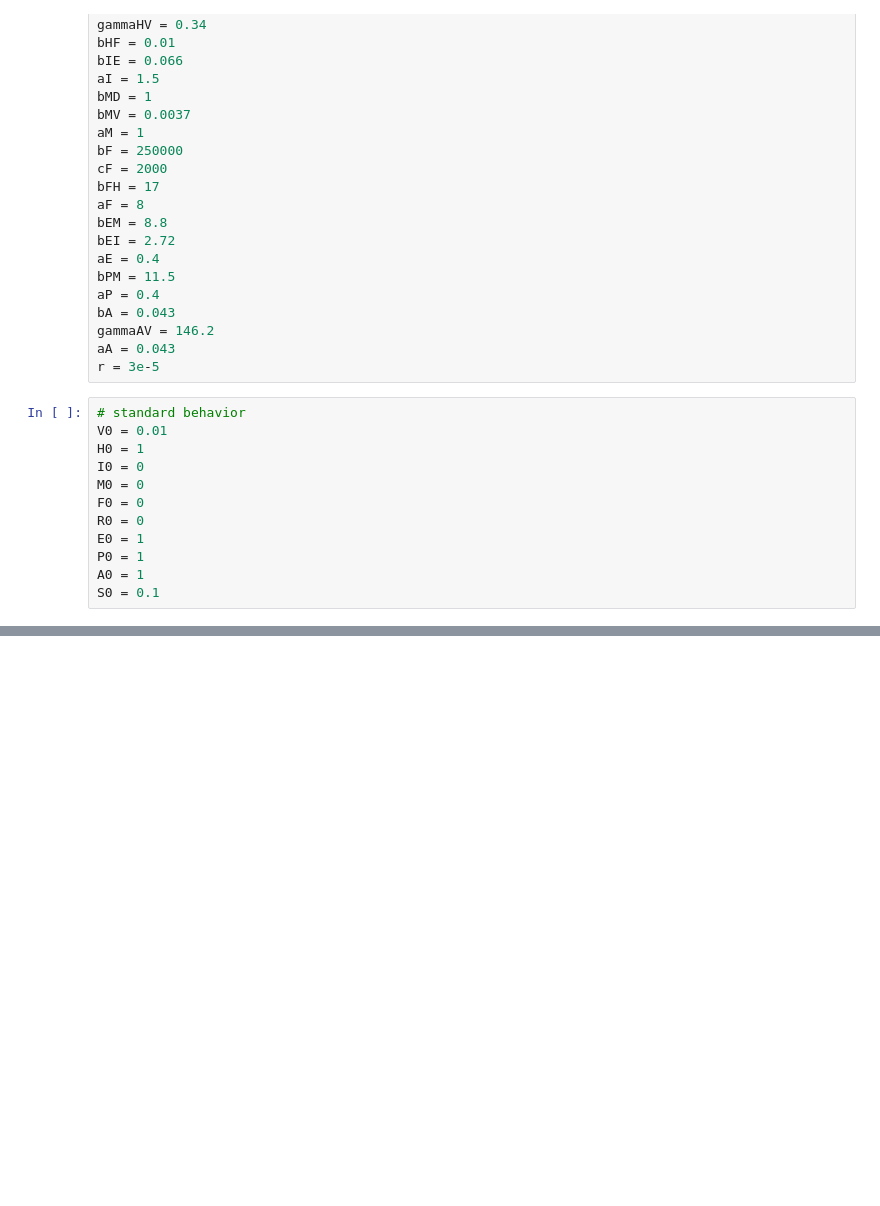
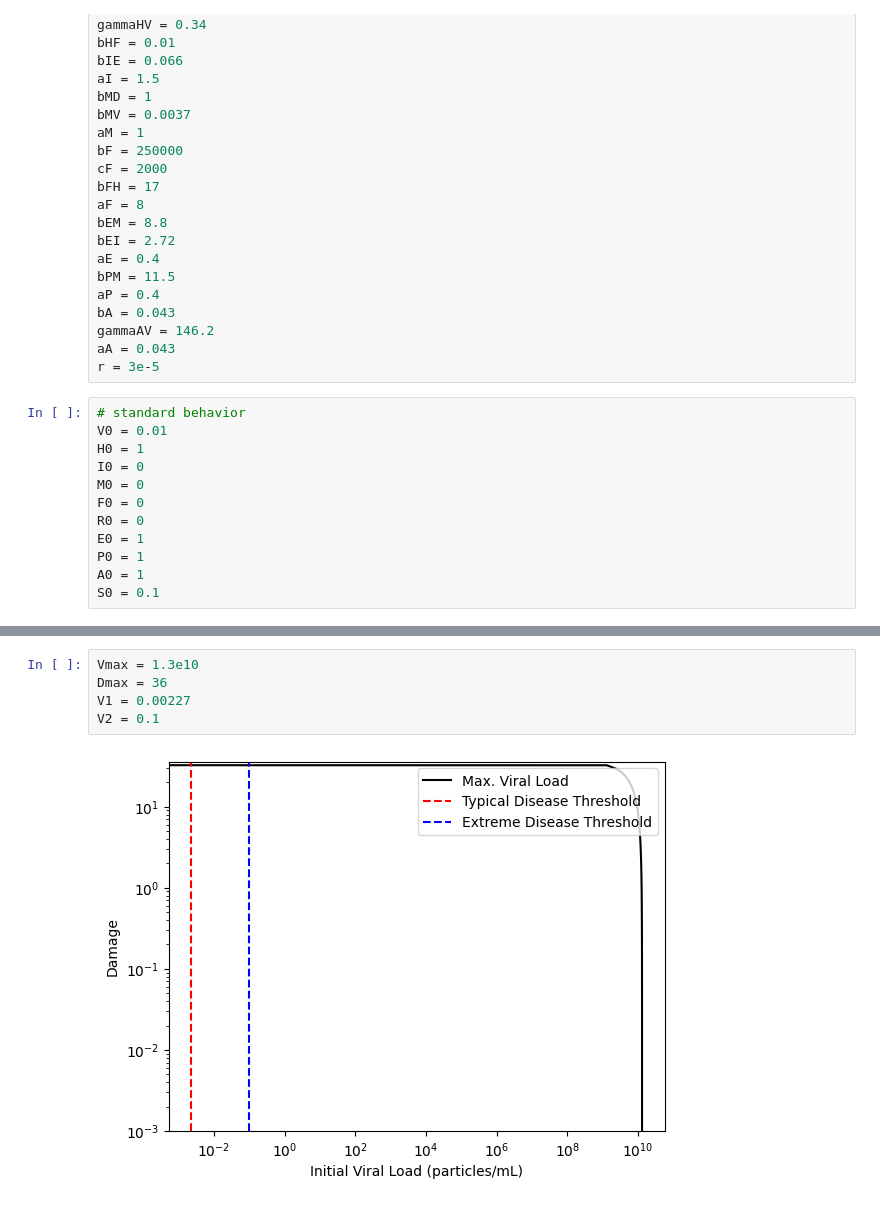
Before and after one commit to mkayeterry/MCDB172, a Jupyter notebook: final/flu.ipynb, the cells around one changed output, grey strips where cells are left out. Drawn from its saved outputs; the diff is of its cells as text; blank space fills up the shorter version.

```diff
--- a/final/flu.ipynb
+++ b/final/flu.ipynb
@@ -154,0 +198,7 @@ plt.show()
+# %%
+Vmax = 1.3e10
+Dmax = 36
+V1 = 0.00227
+V2 = 0.1
+# %% [output]
+[figure, added]
```
Also changed, not shown: parts of 3 cells of this notebook, 1 other file.
